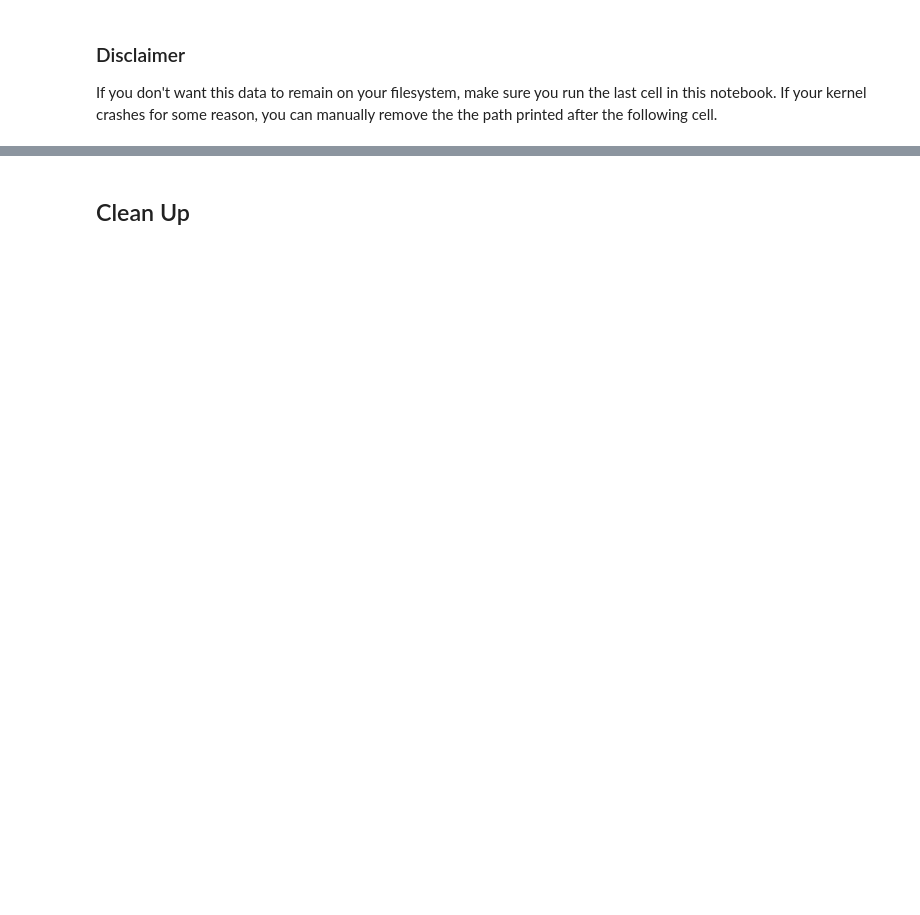
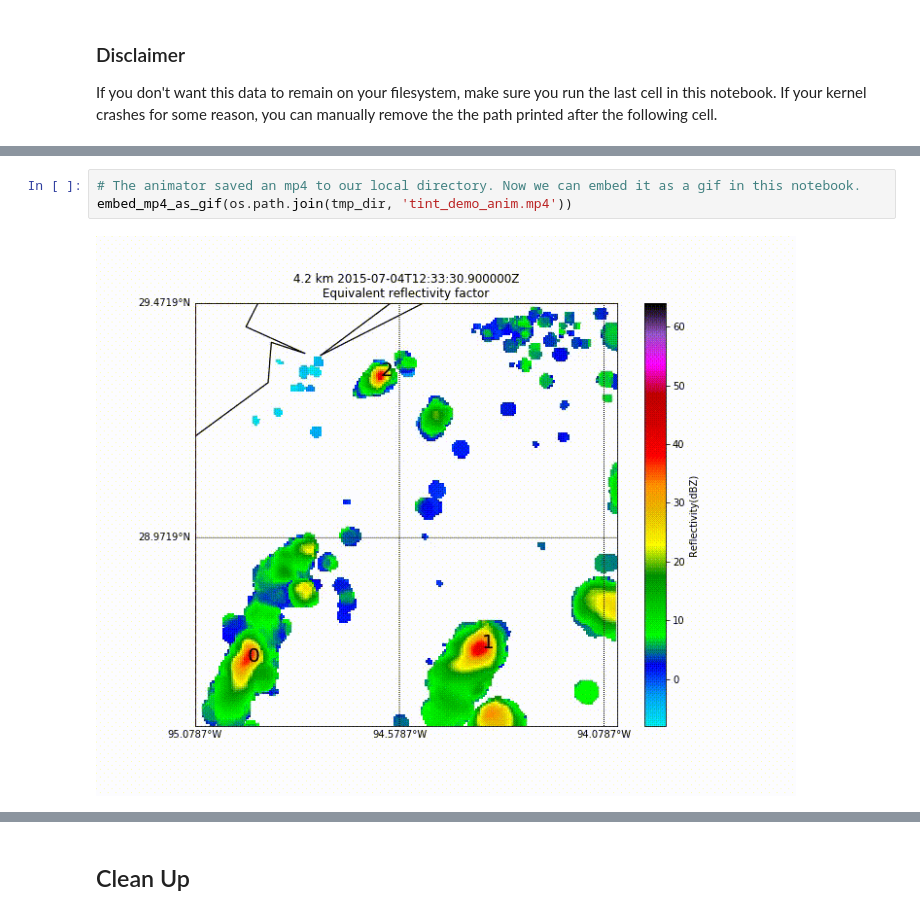
Before and after one commit to openradar/TINT, a Jupyter notebook: examples/tint_demo.ipynb, the cells around one changed output, grey strips where cells are left out. Cells and saved outputs as stored; diff of their text form; blank space fills up the shorter version.

Commit message:
ADD: Added embedded gif

```diff
--- a/examples/tint_demo.ipynb
+++ b/examples/tint_demo.ipynb
@@ -73 +182,6 @@ tracks_obj.get_tracks(grids)
+# %%
+# The animator saved an mp4 to our local directory. Now we can embed it as a gif in this notebook.
+embed_mp4_as_gif(os.path.join(tmp_dir, 'tint_demo_anim.mp4'))
+# %% [output]
+[figure, added]
 # %%
```
Also changed, not shown: parts of 24 cells of this notebook.
